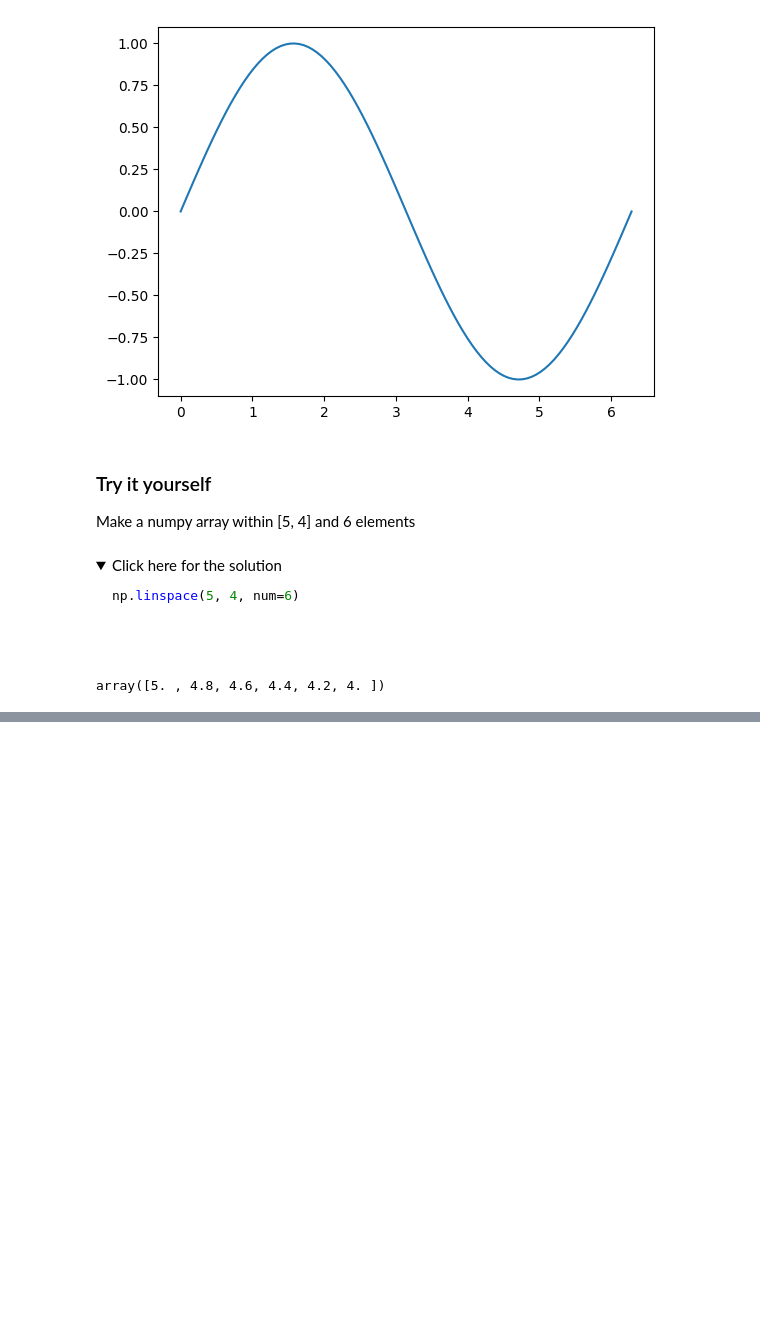
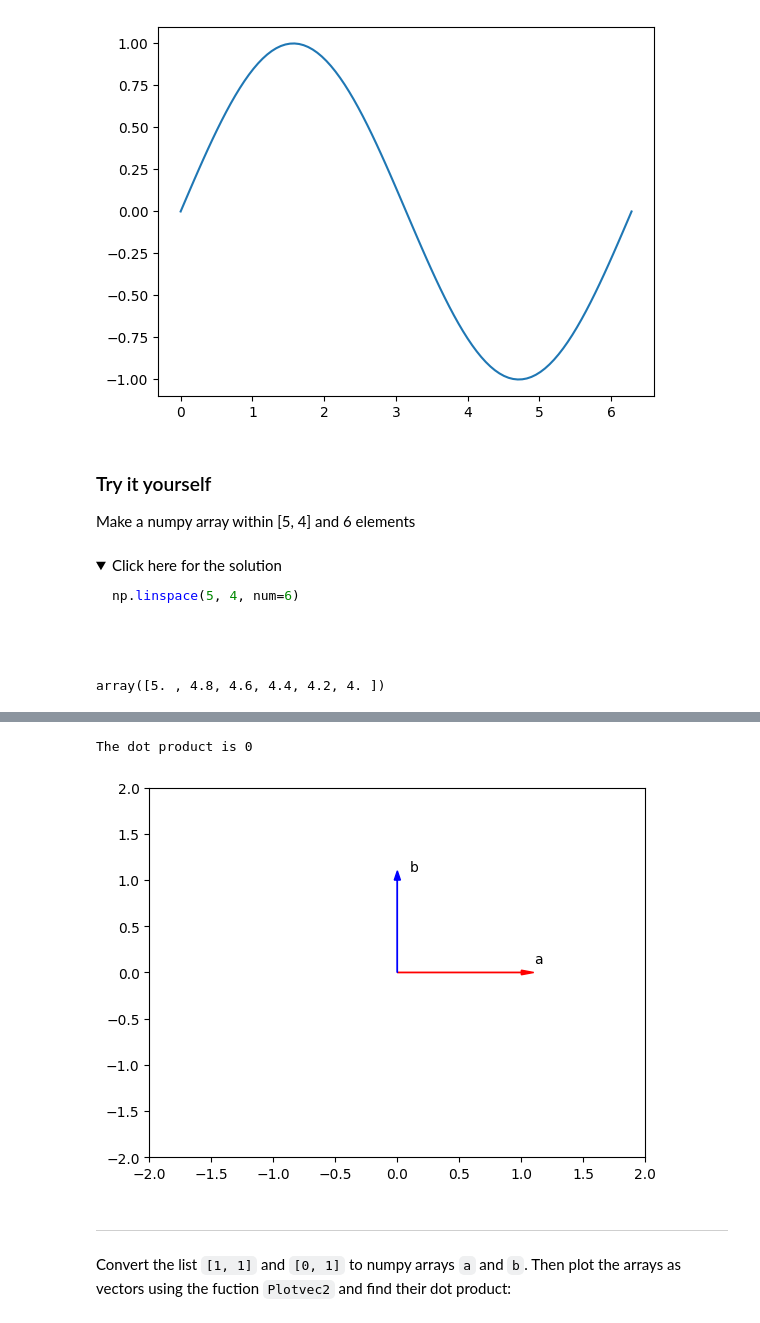
Before and after one commit to Matinnorouzi2023/data-science, a Jupyter notebook: 1D_Numpy_in_Python.ipynb, the cells around one changed output, grey strips where cells are left out. Cells and saved outputs as stored; diff of their text form; code cells hidden in the pictures; folded sections open; blank space fills up the shorter version.

```diff
--- a/1D_Numpy_in_Python.ipynb
+++ b/1D_Numpy_in_Python.ipynb
@@ -814,0 +961,12 @@ array([5. , 4.8, 4.6, 4.4, 4.2, 4. ])
+# %%
+a = np.array([1, 0])
+b = np.array([0, 1])
+Plotvec2(a, b)
+print("The dot product is", np.dot(a, b))
+# %% [output]
+The dot product is 0
+[figure, added]
+# %% [markdown]
+<hr>
+# %% [markdown]
+Convert the list <code>\[1, 1]</code> and <code>\[0, 1]</code> to numpy arrays <code>a</code> and <code>b</code>. Then plot the arrays as vectors using the fuction <code>Plotvec2</code> and find their dot product:
```
Also changed, not shown: parts of 40 cells of this notebook.
